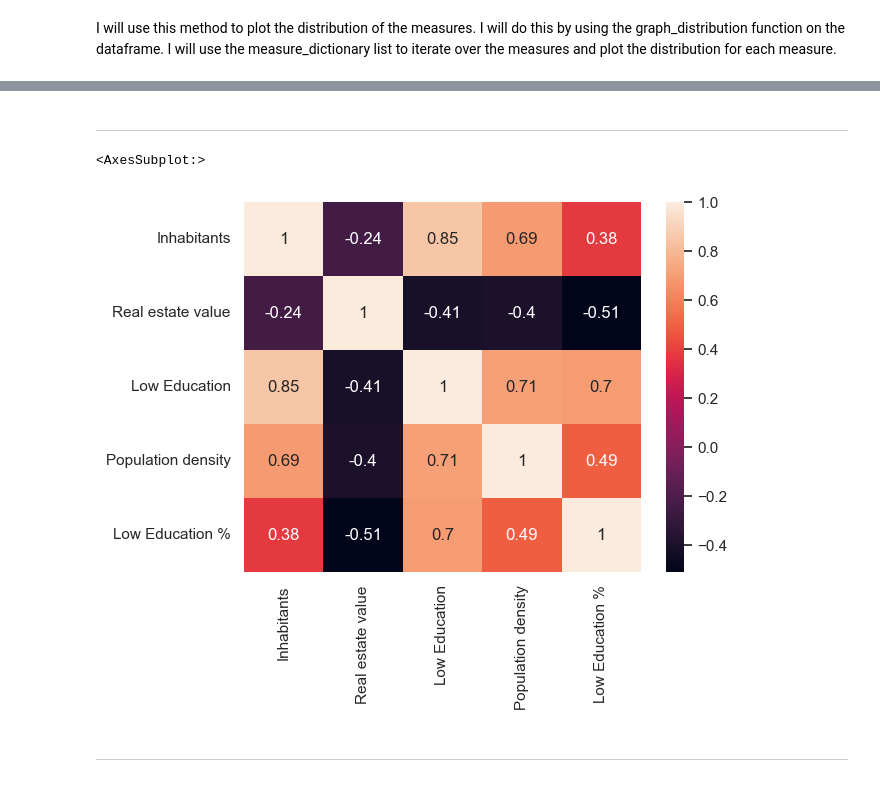
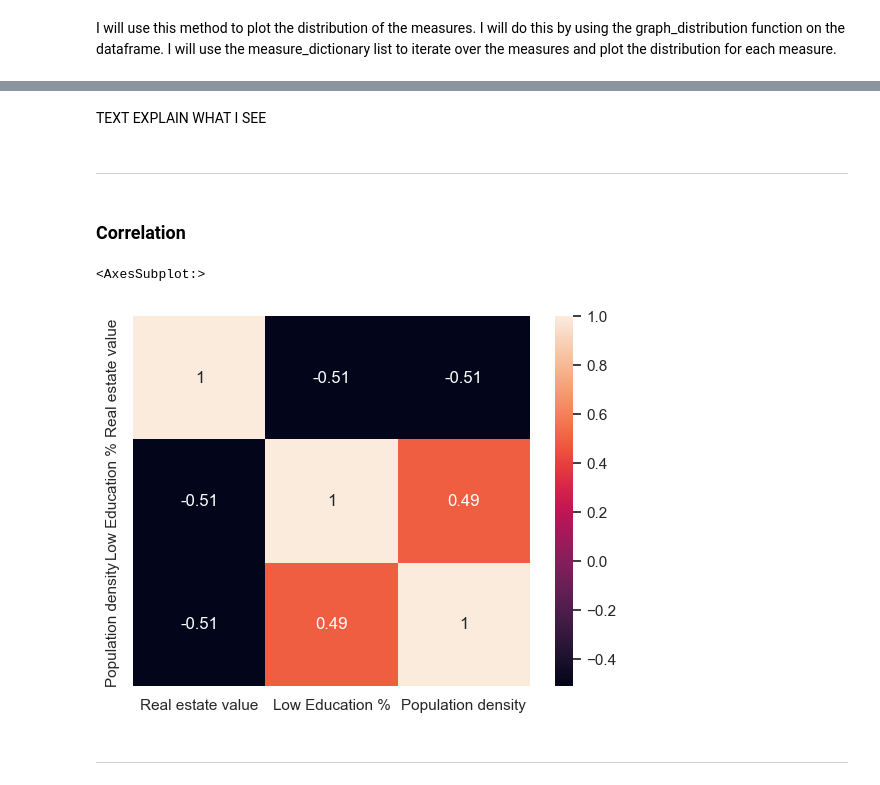
Before and after one commit to alex-dietz/intro-data-science, a Jupyter notebook: assignment-02/assignment-02.ipynb, the cells around one changed output, grey strips where cells are left out. Saved outputs shown, nothing was run; the diff lists cells and outputs as text; code cells hidden in the pictures.

```diff
--- a/assignment-02/assignment-02.ipynb
+++ b/assignment-02/assignment-02.ipynb
@@ -282,0 +287,3 @@ csb_data_den_haag_measures[(csb_data_den_haag_measures['a_opl_lg'] == '.')]
+# %%
+csb_data_den_haag_measures = csb_data_den_haag_measures[csb_data_den_haag_measures['a_inw']!=0]
+csb_data_den_haag_measures[(csb_data_den_haag_measures['a_opl_lg'] == '.')]
@@ -316,7 +327,8 @@ csb_data_den_haag_measures.rename(columns=measure_dictionary, inplace=True)
 As described in the problem statement, I want to create the measure low education percentage, which is the number of low education people divided by the population. I do this by creating a new column in the dataframe and using the division operator on the columns "a_opl_lg" and "a_inw". I save the result in the column "low_edu_perc".
 UPDATE TEXT
 # %%
-csb_data_den_haag_measures['Low Education %'] = csb_data_den_haag_measures['Low Education'] / csb_data_den_haag_measures['Inhabitants'] * 100
+csb_data_den_haag_measures['Low Education %'] = csb_data_den_haag_measures['Low Education']/ csb_data_den_haag_measures['Inhabitants'] * 100
+csb_data_den_haag_measures.fillna(0, inplace=True)
 # %% [markdown]
 I
 # %%
@@ -351,0 +355,5 @@ for key,value in measure_dictionary.items():
+# %%
+figure, axes = plt.subplots(1, 3, figsize=(15, 5))
+measures_to_graph = ['Real estate value','Low Education %','Population density']
+for measure,ax in zip(measures_to_graph,axes.ravel()):
+    graph_distribution(csb_data_den_haag_measures,measure,ax)
@@ -352,9 +404,13 @@ for key,value in measure_dictionary.items():
+# %% [markdown]
+TEXT EXPLAIN WHAT I SEE
 # %% [markdown]
 <hr>
+# %% [markdown]
+<h3>Correlation </h3>
 # %%
-sns.heatmap(csb_data_den_haag_measures.corr(), annot=True)
+sns.heatmap(csb_data_den_haag_measures[measures_to_graph].corr(), annot=True)
 # %% [output]
 <AxesSubplot:>
-[figure, old version]
+[figure, new version]
 # %% [markdown]
 <hr>
```
Also changed, not shown: parts of 59 cells of this notebook.
